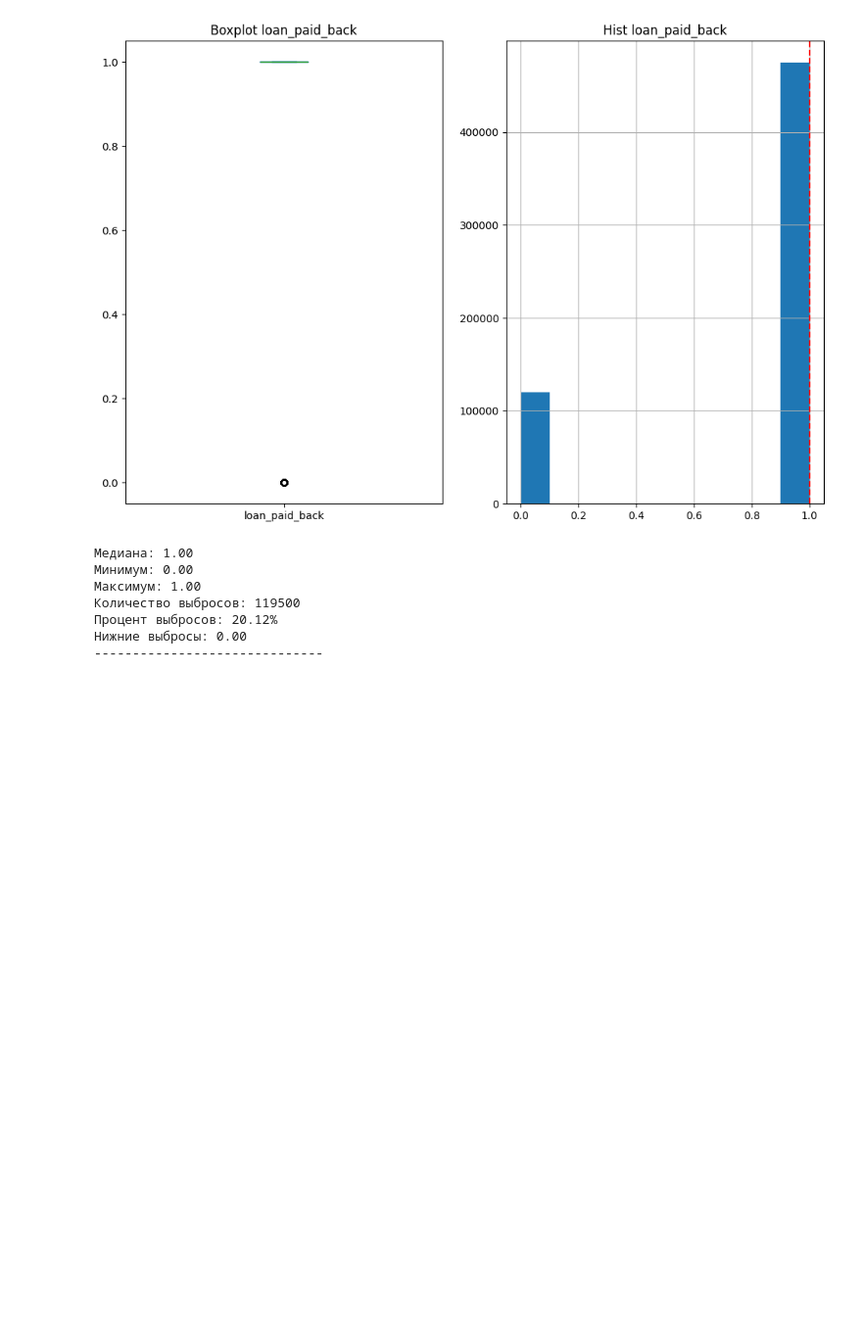
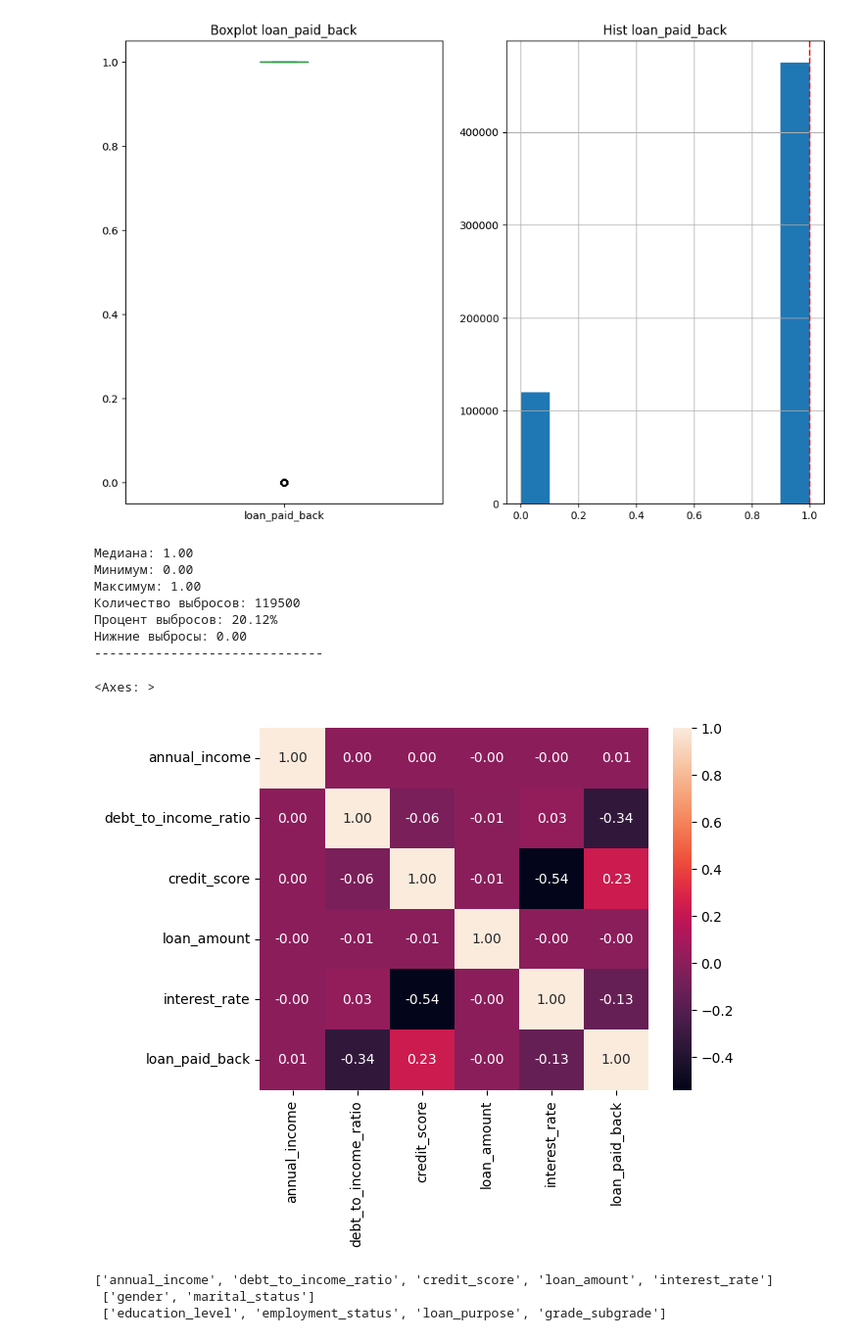
Before and after one commit to bababasbebebe/Kaggle-Predicting-Loan-Payback, a Jupyter notebook: main.ipynb, the cells around one changed output. Shown: that part at 98% size. Saved outputs shown, nothing was run; the diff lists cells and outputs as text; code cells hidden in the pictures; blank space fills up the shorter version.

```diff
--- a/main.ipynb
+++ b/main.ipynb
@@ -180,0 +193,9 @@ for col in num_cols:
+# %%
+# Матрица корреляций
+import seaborn as sns
+
+corr = train_df.select_dtypes('number').corr()
+sns.heatmap(corr, annot=True, fmt='.2f')
+# %% [output]
+<Axes: >
+[figure, added]
@@ -180,0 +317,13 @@ for col in num_cols:
+# %%
+target_col = 'loan_paid_back'
+
+num_cols = list(train_df.select_dtypes(['float64','int64']).columns)
+num_cols.pop(-1)
+ohe_cols = [col for col in obj_cols if train_df[col].nunique() <= 4]
+le_cols  = [col for col in obj_cols if train_df[col].nunique() > 4]
+
+print(num_cols, '\n', ohe_cols, '\n', le_cols)
+# %% [output]
+['annual_income', 'debt_to_income_ratio', 'credit_score', 'loan_amount', 'interest_rate']
+ ['gender', 'marital_status']
+ ['education_level', 'employment_status', 'loan_purpose', 'grade_subgrade']
```
Also changed, not shown: parts of 6 cells of this notebook.
